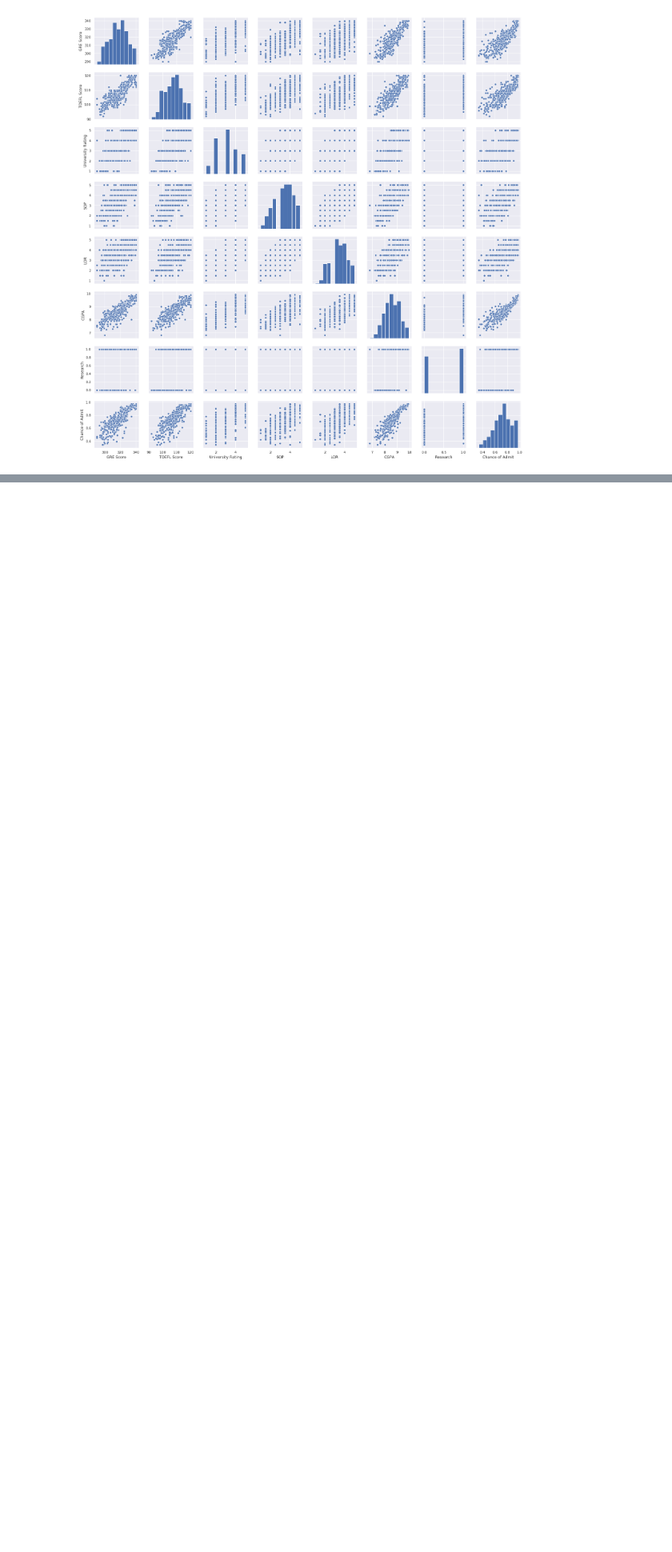
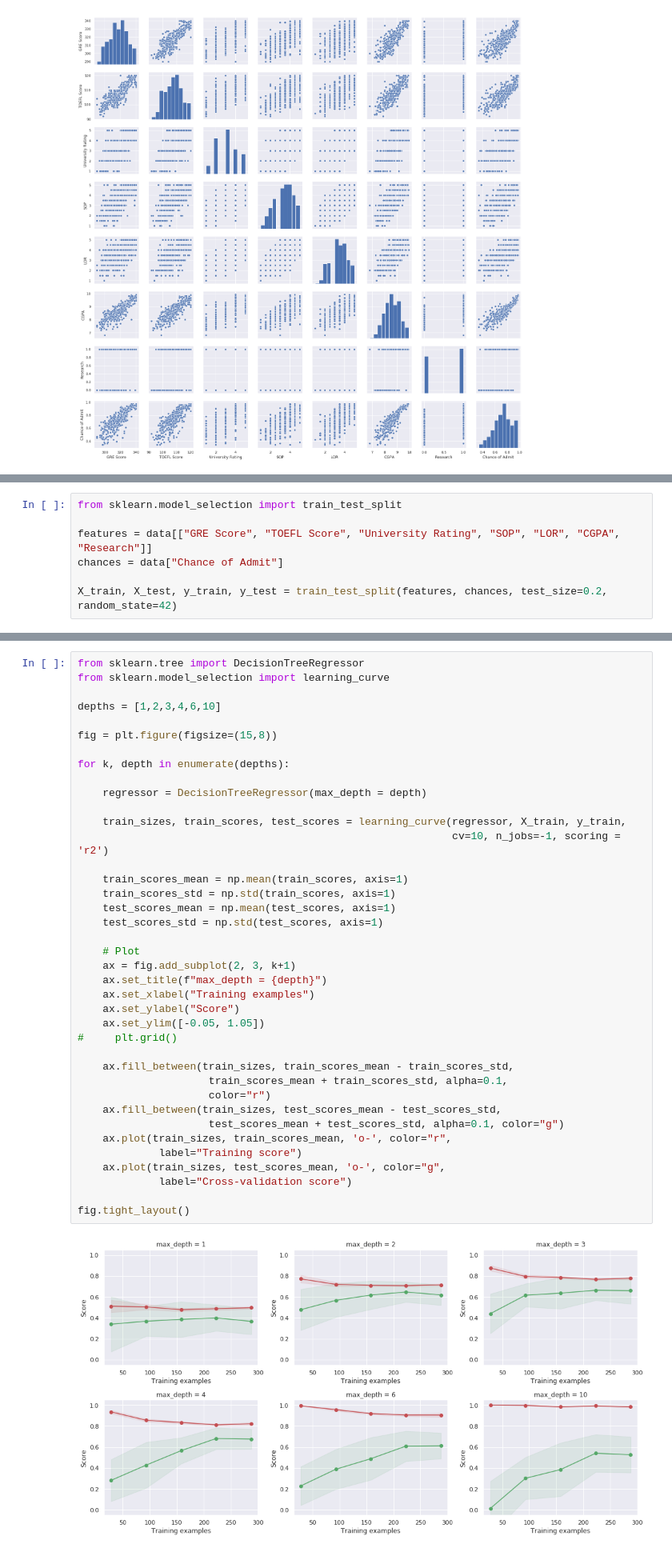
Before and after one commit to treybean/graduate_admissions, a Jupyter notebook: notebooks/graduate-admissions.ipynb, the cells around one changed output, grey strips where cells are left out. Shown: that part at 80% size. Saved outputs shown, nothing was run; the diff lists cells and outputs as text; blank space fills up the shorter version.

```diff
--- a/notebooks/graduate-admissions.ipynb
+++ b/notebooks/graduate-admissions.ipynb
@@ -91,0 +94,7 @@ sns.pairplot(data.iloc[:, 1:])
+# %%
+from sklearn.model_selection import train_test_split
+
+features = data[["GRE Score", "TOEFL Score", "University Rating", "SOP", "LOR", "CGPA", "Research"]]
+chances = data["Chance of Admit"]
+
+X_train, X_test, y_train, y_test = train_test_split(features, chances, test_size=0.2, random_state=42)
@@ -91,0 +103,41 @@ sns.pairplot(data.iloc[:, 1:])
+# %%
+from sklearn.tree import DecisionTreeRegressor
+from sklearn.model_selection import learning_curve
+
+depths = [1,2,3,4,6,10]
+
+fig = plt.figure(figsize=(15,8))
+
+for k, depth in enumerate(depths):
+
+    regressor = DecisionTreeRegressor(max_depth = depth)
+
+    train_sizes, train_scores, test_scores = learning_curve(regressor, X_train, y_train,
+                                                            cv=10, n_jobs=-1, scoring = 'r2')
+
+    train_scores_mean = np.mean(train_scores, axis=1)
+    train_scores_std = np.std(train_scores, axis=1)
+    test_scores_mean = np.mean(test_scores, axis=1)
+    test_scores_std = np.std(test_scores, axis=1)
+
+    # Plot
+    ax = fig.add_subplot(2, 3, k+1)
+    ax.set_title(f"max_depth = {depth}")
+    ax.set_xlabel("Training examples")
+    ax.set_ylabel("Score")
+    ax.set_ylim([-0.05, 1.05])
+#     plt.grid()
+
+    ax.fill_between(train_sizes, train_scores_mean - train_scores_std,
+                     train_scores_mean + train_scores_std, alpha=0.1,
+                     color="r")
+    ax.fill_between(train_sizes, test_scores_mean - test_scores_std,
+                     test_scores_mean + test_scores_std, alpha=0.1, color="g")
+    ax.plot(train_sizes, train_scores_mean, 'o-', color="r",
+             label="Training score")
+    ax.plot(train_sizes, test_scores_mean, 'o-', color="g",
+             label="Cross-validation score")
+
+fig.tight_layout()
+# %% [output]
+[figure, added]
```
Also changed, not shown: parts of 7 cells of this notebook.
